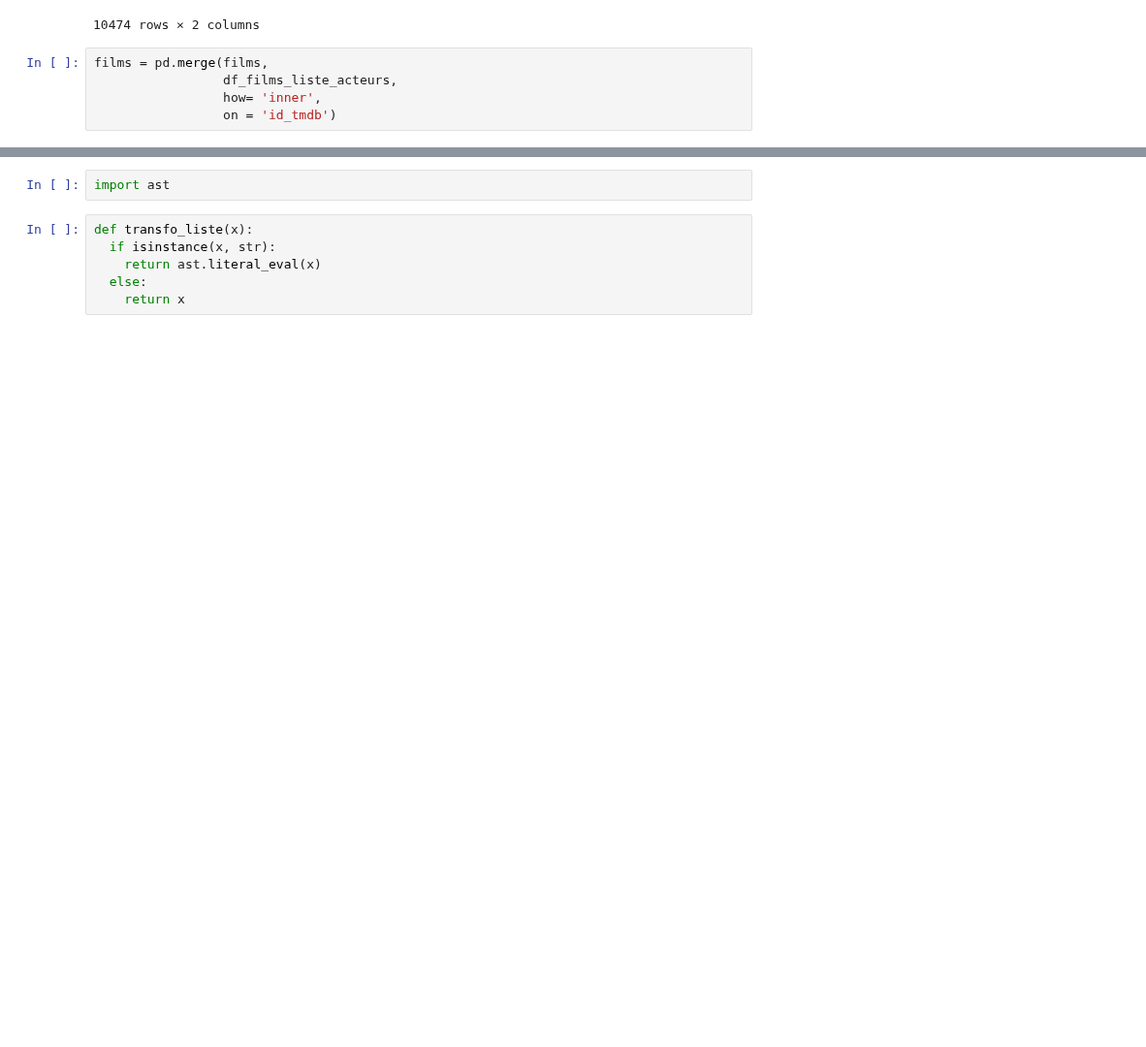
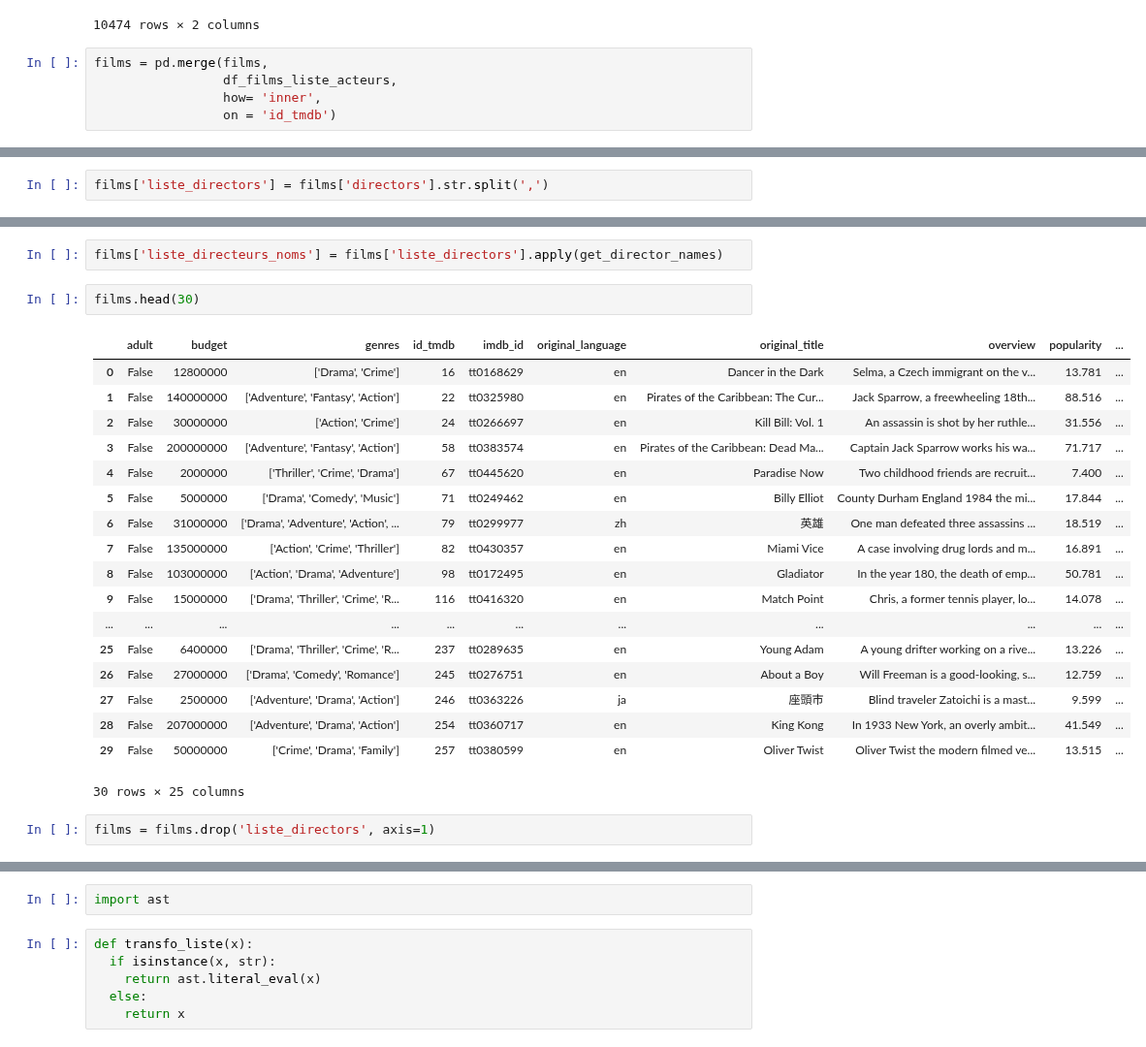
Before and after one commit to Cynthia-OK/CreuseLlywood, a Jupyter notebook: nettoyage_data.ipynb, the cells around one changed output, grey strips where cells are left out. Shown at 97% size. Cells and saved outputs as stored; diff of their text form; blank space fills up the shorter version.

```diff
--- a/nettoyage_data.ipynb
+++ b/nettoyage_data.ipynb
@@ -786,0 +785,2 @@ films.head()
+# %%
+films['liste_directors'] = films['directors'].str.split(',')
@@ -787 +835,26 @@ films.head()
+# %%
+films['liste_directeurs_noms'] = films['liste_directors'].apply(get_director_names)
+# %%
+films.head(30)
+# %% [output]
+|  | adult | budget | genres | id_tmdb | imdb_id | original_language | original_title | overview | popularity | ... |
+| 0 | False | 12800000 | ['Drama', 'Crime'] | 16 | tt0168629 | en | Dancer in the Dark | Selma, a Czech immigrant on the v... | 13.781 | ... |
+| 1 | False | 140000000 | ['Adventure', 'Fantasy', 'Action'] | 22 | tt0325980 | en | Pirates of the Caribbean: The Cur... | Jack Sparrow, a freewheeling 18th... | 88.516 | ... |
+| 2 | False | 30000000 | ['Action', 'Crime'] | 24 | tt0266697 | en | Kill Bill: Vol. 1 | An assassin is shot by her ruthle... | 31.556 | ... |
+| 3 | False | 200000000 | ['Adventure', 'Fantasy', 'Action'] | 58 | tt0383574 | en | Pirates of the Caribbean: Dead Ma... | Captain Jack Sparrow works his wa... | 71.717 | ... |
+| 4 | False | 2000000 | ['Thriller', 'Crime', 'Drama'] | 67 | tt0445620 | en | Paradise Now | Two childhood friends are recruit... | 7.400 | ... |
+| 5 | False | 5000000 | ['Drama', 'Comedy', 'Music'] | 71 | tt0249462 | en | Billy Elliot | County Durham England 1984 the mi... | 17.844 | ... |
+| 6 | False | 31000000 | ['Drama', 'Adventure', 'Action', ... | 79 | tt0299977 | zh | 英雄 | One man defeated three assassins ... | 18.519 | ... |
+| 7 | False | 135000000 | ['Action', 'Crime', 'Thriller'] | 82 | tt0430357 | en | Miami Vice | A case involving drug lords and m... | 16.891 | ... |
+| 8 | False | 103000000 | ['Action', 'Drama', 'Adventure'] | 98 | tt0172495 | en | Gladiator | In the year 180, the death of emp... | 50.781 | ... |
+| 9 | False | 15000000 | ['Drama', 'Thriller', 'Crime', 'R... | 116 | tt0416320 | en | Match Point | Chris, a former tennis player, lo... | 14.078 | ... |
+| ... | ... | ... | ... | ... | ... | ... | ... | ... | ... | ... |
+| 25 | False | 6400000 | ['Drama', 'Thriller', 'Crime', 'R... | 237 | tt0289635 | en | Young Adam | A young drifter working on a rive... | 13.226 | ... |
+| 26 | False | 27000000 | ['Drama', 'Comedy', 'Romance'] | 245 | tt0276751 | en | About a Boy | Will Freeman is a good-looking, s... | 12.759 | ... |
+| 27 | False | 2500000 | ['Adventure', 'Drama', 'Action'] | 246 | tt0363226 | ja | 座頭市 | Blind traveler Zatoichi is a mast... | 9.599 | ... |
+| 28 | False | 207000000 | ['Adventure', 'Drama', 'Action'] | 254 | tt0360717 | en | King Kong | In 1933 New York, an overly ambit... | 41.549 | ... |
+| 29 | False | 50000000 | ['Crime', 'Drama', 'Family'] | 257 | tt0380599 | en | Oliver Twist | Oliver Twist the modern filmed ve... | 13.515 | ... |
+30 rows × 25 columns
+# %%
+films = films.drop('liste_directors', axis=1)
 # %% [markdown]
```
Also changed, not shown: parts of 18 cells of this notebook, 2 other files.
